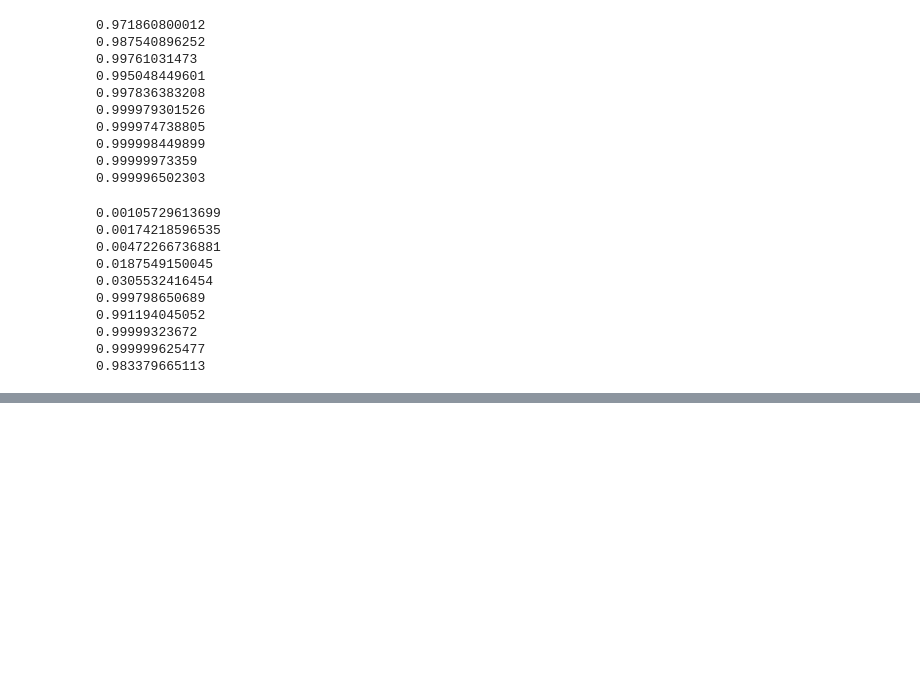
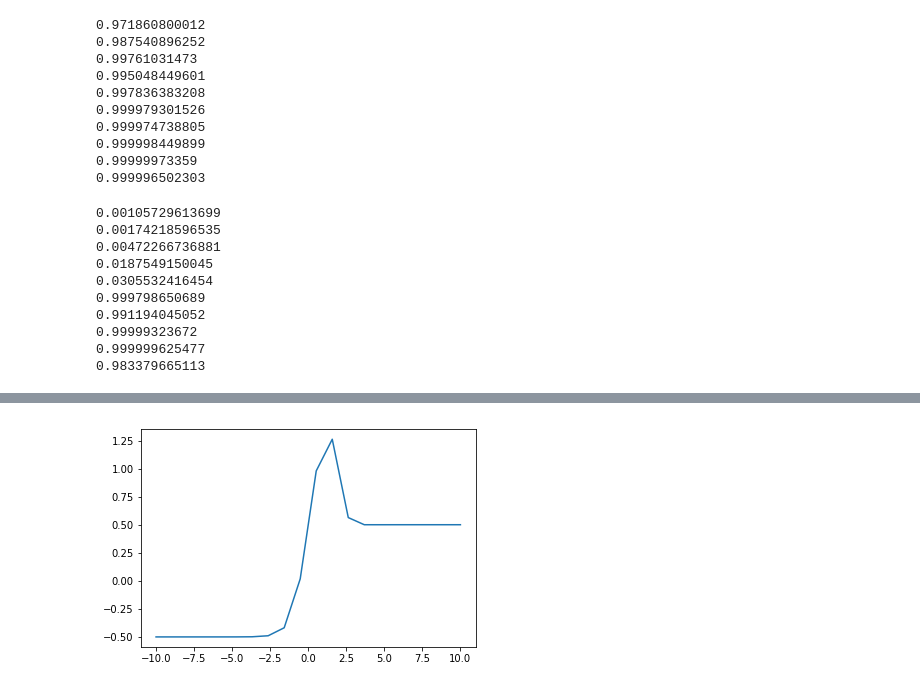
Before and after one commit to MaterSim/ComputationalPhysics300, a Jupyter notebook: Lec_26.ipynb, the cells around one changed output, grey strips where cells are left out. Saved outputs shown, nothing was run; the diff lists cells and outputs as text; code cells hidden in the pictures; blank space fills up the shorter version.

```diff
--- a/Lec_26.ipynb
+++ b/Lec_26.ipynb
@@ -112,0 +246,7 @@ display_animation(anim, default_mode = 'once')
+# %%
+#hyperbolic tangent could provide very flexible curves
+x0 = np.linspace(-10,10,20)
+plt.plot(x0, np.tanh(x0) - 0.5*np.tanh(2*(x0-2)))
+plt.show()
+# %% [output]
+[figure, added]
```
Also changed, not shown: parts of 13 cells of this notebook.
